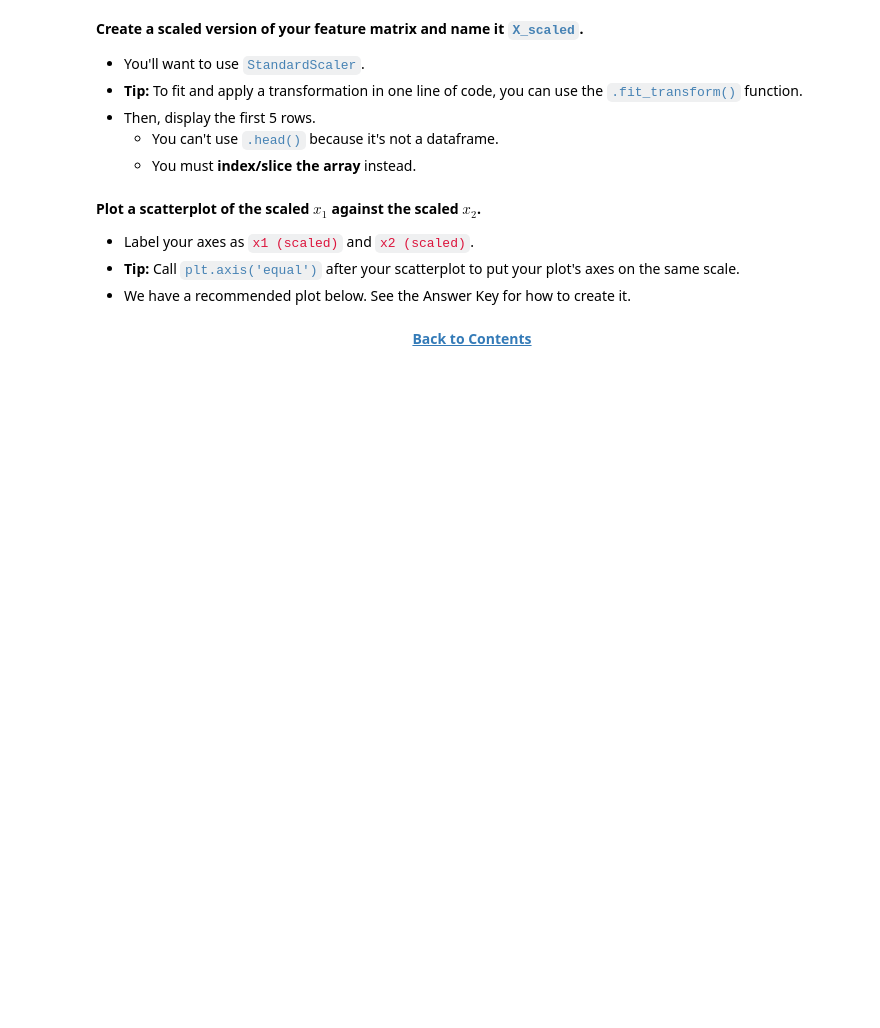
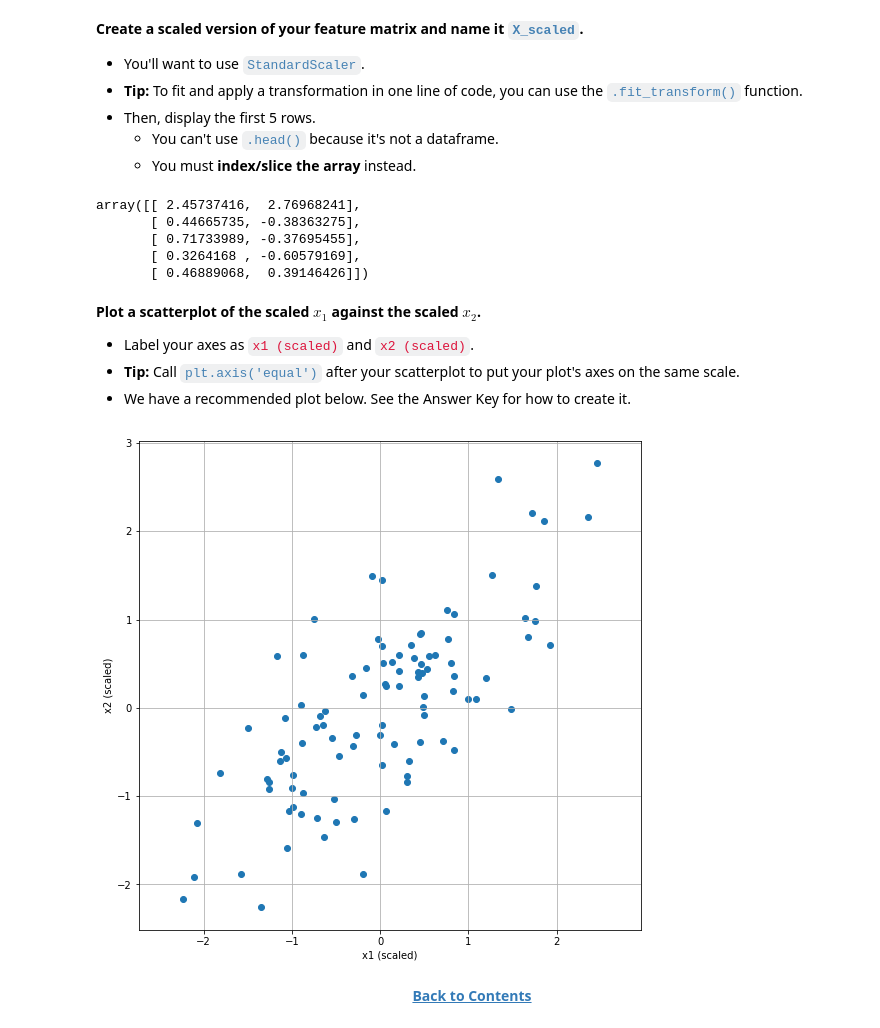
Before and after one commit to baskoroi/elite-ml, a Jupyter notebook: workbooks/project-4/Module 3 - Principal Component Analysis.ipynb, the cells around one changed output. Saved outputs shown, nothing was run; the diff lists cells and outputs as text; code cells hidden in the pictures; blank space fills up the shorter version.

```diff
--- a/workbooks/project-4/Module 3 - Principal Component Analysis.ipynb
+++ b/workbooks/project-4/Module 3 - Principal Component Analysis.ipynb
@@ -77,18 +85,20 @@ Instead, let's first use one last toy example to break down the intuition behind
 * $x_2$ will be random samples from a normal distribution **plus $x_1$**.
 # %%
 # Set random seed
-
+np.random.seed(101)
 
 # Create first feature: x1
-
+x1 = np.random.normal(0, 1, 100)
 
 # Create second feature: x2
+x2 = x1 + np.random.normal(0, 1, 100)
 # %% [markdown]
 **Let's stack them together to form <code style="color:steelblue">X</code>, our input feature matrix.**
 * We'll skip putting them in a Pandas DataFrame.
 * Instead, we'll just stack them together as two separate columns in a matrix.
 # %%
 # Stack together as columns
-
+X = np.stack([x1, x2], axis=1)
 
 # Print shape of X
+X.shape
@@ -101,12 +113,19 @@ Instead, let's first use one last toy example to break down the intuition behind
     * You must **index/slice the array** instead.
 # %%
 # Initialize instance of StandardScaler
-
+scaler = StandardScaler()
 
 # Fit and transform X
-
+X_scaled = scaler.fit_transform(X)
 
 # Display first 5 rows of X_scaled
+X_scaled[:5]
+# %% [output]
+array([[ 2.45737416,  2.76968241],
+       [ 0.44665735, -0.38363275],
+       [ 0.71733989, -0.37695455],
+       [ 0.3264168 , -0.60579169],
+       [ 0.46889068,  0.39146426]])
 # %% [markdown]
 **Plot a scatterplot of the scaled $x_1$ against the scaled $x_2$.**
 * Label your axes as <code style="color:crimson">x1 (scaled)</code> and <code style="color:crimson">x2 (scaled)</code>.
@@ -114,15 +133,21 @@ Instead, let's first use one last toy example to break down the intuition behind
 * We have a recommended plot below. See the Answer Key for how to create it.
 # %%
 # Plot scatterplot of scaled x1 against scaled x2
-
+plt.figure(figsize=(9,9))
+plt.scatter(X_scaled[:, 0], X_scaled[:, 1])
+plt.grid(True)
 
 # Put plot axes on the same scale
-
+plt.axis('equal')
 
 # Label axes
-
+plt.xlabel('x1 (scaled)')
+plt.ylabel('x2 (scaled)')
 
 # Clear text residue
+plt.show()
+# %% [output]
+[figure, added]
 # %% [markdown]
 <p style="text-align:center; margin: 40px 0 40px 0; font-weight:bold">
 <a href="#toc">Back to Contents</a>
```
Also changed, not shown: parts of 23 cells of this notebook, 1 other file.
